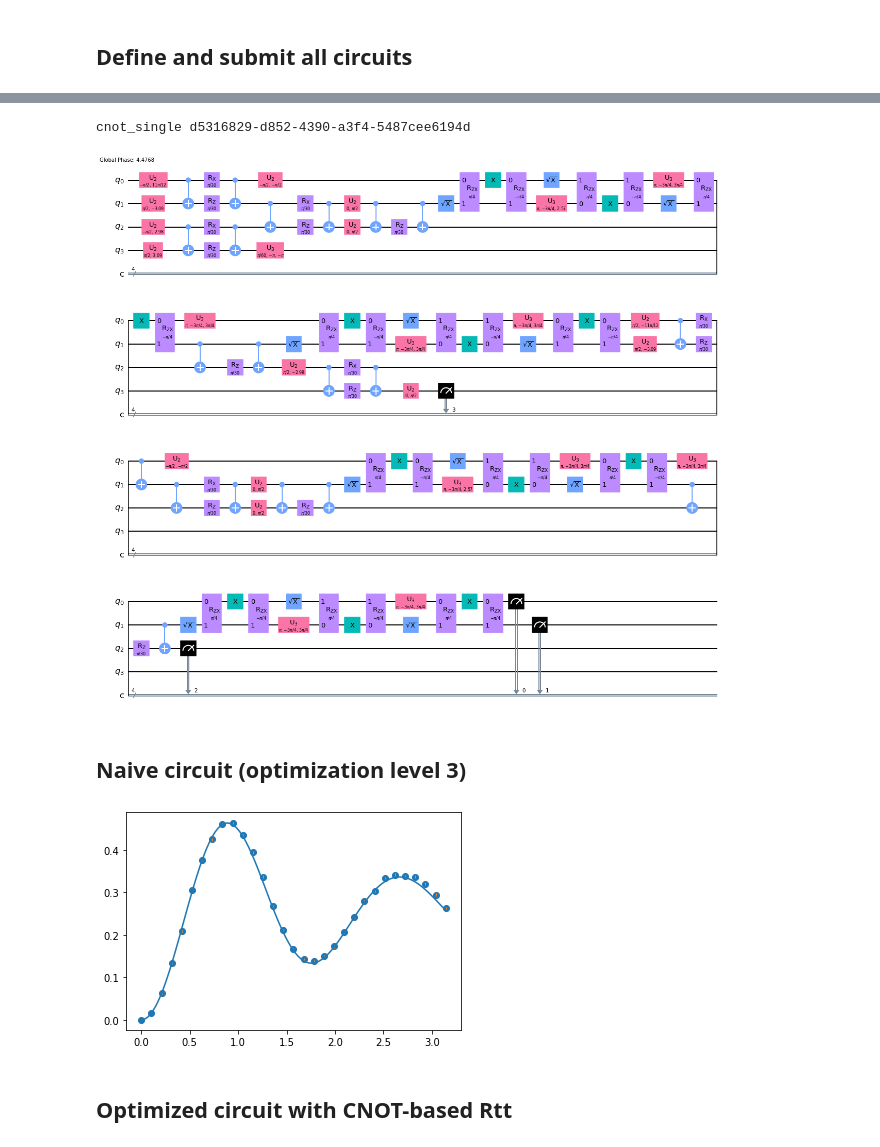
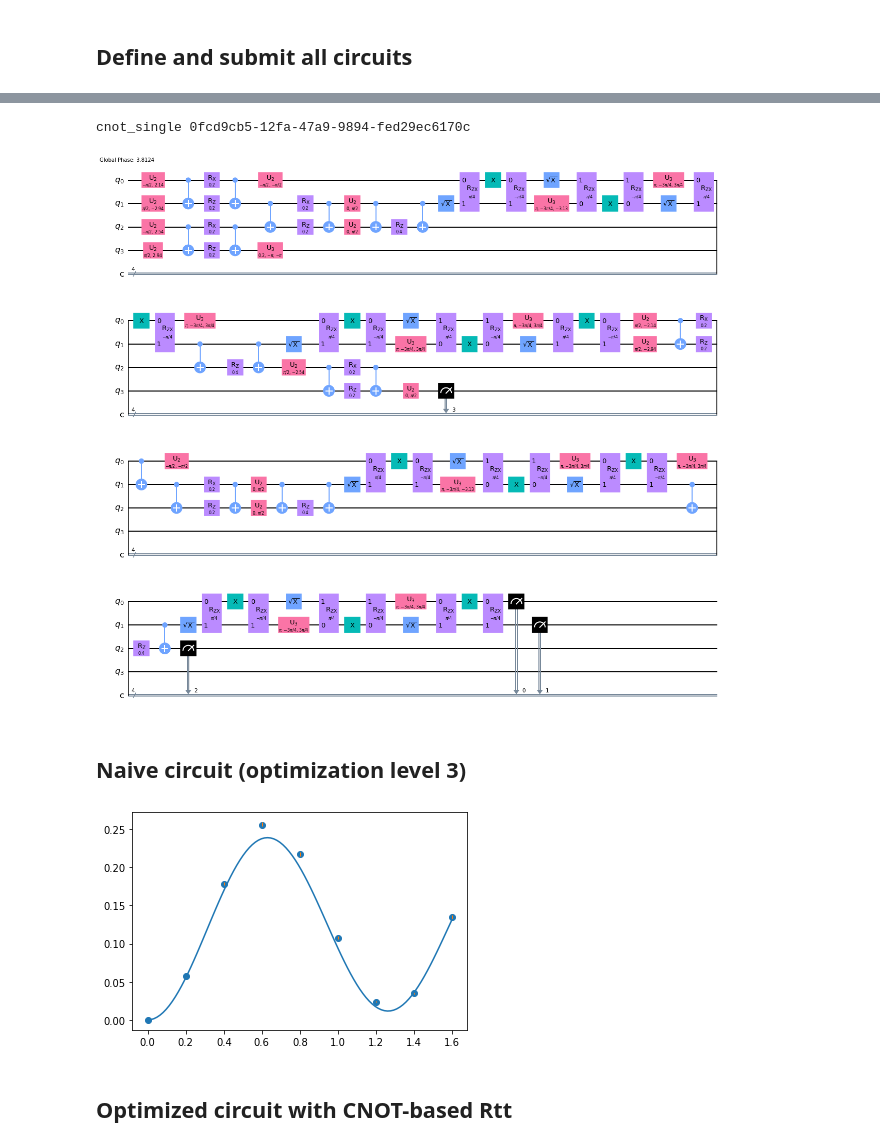
Before and after one commit to yiiyama/qc_random, a Jupyter notebook: four_qubit_schwinger/forward_simulator.ipynb, the cells around one changed output, grey strips where cells are left out. Saved outputs shown, nothing was run; the diff lists cells and outputs as text; code cells hidden in the pictures.

```diff
--- a/four_qubit_schwinger/forward_simulator.ipynb
+++ b/four_qubit_schwinger/forward_simulator.ipynb
@@ -11,45 +12,14 @@ from observables import plot_counts_with_curve
 # %%
 nsites = 4
 
-aJ = 0.5 # Hamiltonian J parameter
-am = 0.25 # Hamiltonian mu parameter
+aJ = 1. # Hamiltonian J parameter
+am = 0.5 # Hamiltonian mu parameter
 
-M = 30 # number of Trotter steps
-omegadt = np.pi / 30 # Trotter step size
+M = 8 # number of Trotter steps
+omegadt = 0.2 # Trotter step size
 # %%
 backend = Aer.get_backend('qasm_simulator')
 physical_qubits = None
 # %%
 rtts_cnot = dict((qubits, CNOTBasedRtt(backend, qubits)) for qubits in [(0, 1), (1, 2), (2, 3)])
 cxs = {(0, 1): cx_circuit(backend, 0, 1), (1, 0): cx_circuit(backend, 1, 0)}
-# %%
-def trotter_step_circuits(rtts=None, cxs=None, optimization_level=1, use_opt=False, combine_two_steps=True):
-    if rtts or use_opt:
-        single_step_circuit = single_step(nsites, aJ, am, omegadt, rtts=rtts, cxs=cxs)
-        two_step_circuit = two_steps(nsites, aJ, am, omegadt, rtts=rtts, cxs=cxs)
-    else:
-        single_step_circuit = single_step_no_opt(nsites, aJ, am, omegadt)
-        two_step_circuit = single_step_circuit.compose(single_step_circuit)
-
-    circuits = []
-    for nrep in range(1, M + 1):
-        circuit = QuantumCircuit(nsites, nsites)
-        circuit.x(0)
-        circuit.x(2)
-
-        for _ in range(nrep // 2):
-            if combine_two_steps:
-                circuit.compose(two_step_circuit, inplace=True)
-            else:
-                circuit.compose(single_step_circuit, inplace=True)
-                circuit.compose(single_step_circuit, inplace=True)
-
-        if nrep % 2 == 1:
-            circuit.compose(single_step_circuit, inplace=True)
-
-        circuit.measure(circuit.qregs[0], circuit.cregs[0])
-        circuits.append(circuit)
-
-    circuits = transpile(circuits, backend=backend, initial_layout=physical_qubits, optimization_level=optimization_level)
-
-    return circuits
@@ -69,7 +26,8 @@ def combined_and_corrected_counts(job, exp_block_size):
 # %% [markdown]
 ## Define and submit all circuits
 # %%
-circuits = trotter_step_circuits(optimization_level=3)
+single_step_circuit = single_step_no_opt(nsites, aJ, am, omegadt)
+circuits = trotter_step_circuits(M, single_step_circuit, backend=backend, optimization_level=3)
 job_naive = backend.run(circuits, shots=10000)
 print('naive', job_naive.job_id())
 circuits[1].draw('mpl', idle_wires=False)
@@ -86,18 +46,19 @@ cnot 29398cc5-46f9-4607-8a3d-273353434bdb
 [figure]
 # %%
-circuits = trotter_step_circuits(rtts=rtts_cnot, cxs=cxs, combine_two_steps=False)
+single_step_circuit = single_step(nsites, aJ, am, omegadt, rtts=rtts_cnot, cxs=cxs)
+circuits = trotter_step_circuits(M, single_step_circuit, backend=backend)
 job_cnot_single = backend.run(circuits, shots=10000)
 print('cnot_single', job_cnot_single.job_id())
 circuits[1].draw('mpl', idle_wires=False)
 # %% [output]
-cnot_single d5316829-d852-4390-a3f4-5487cee6194d
+cnot_single 0fcd9cb5-12fa-47a9-9894-fed29ec6170c
 [figure]
 # %% [markdown]
 ## Naive circuit (optimization level 3)
 # %%
-plot_counts_with_curve(combined_and_corrected_counts(job_naive, M), nsites, aJ, am, omegadt, M)
+plot_counts_with_curve(combined_counts(job_naive, M), nsites, aJ, am, omegadt, M)
 # %% [output]
-[figure, old version]
+[figure, new version]
 # %% [markdown]
 ## Optimized circuit with CNOT-based Rtt
 # %%
```
Also changed, not shown: parts of 6 cells of this notebook, 2 other files.
